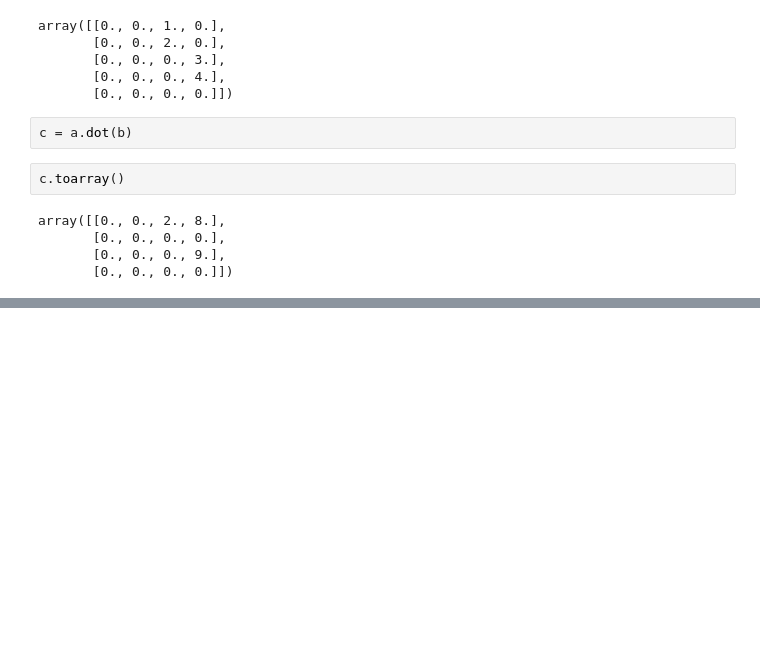
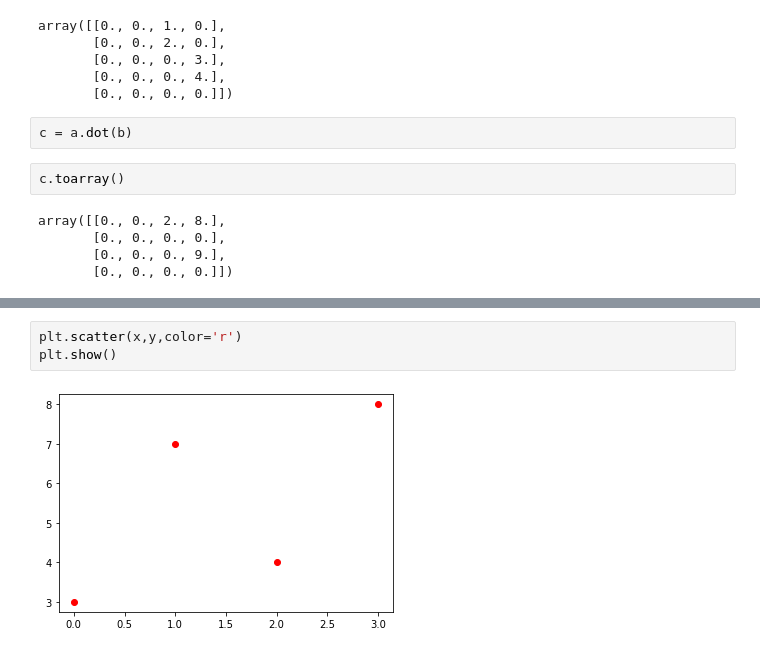
Before and after one commit to zaxirolls/learn, a Jupyter notebook: 機械学習のエッセンス/ch4.ipynb, the cells around one changed output, grey strips where cells are left out. Saved outputs shown, nothing was run; the diff lists cells and outputs as text; blank space fills up the shorter version.

```diff
--- a/機械学習のエッセンス/ch4.ipynb
+++ b/機械学習のエッセンス/ch4.ipynb
@@ -238,0 +315,5 @@ array([[0., 0., 2., 8.],
+# %%
+plt.scatter(x,y,color='r')
+plt.show()
+# %% [output]
+[figure, added]
```
Also changed, not shown: parts of 16 cells of this notebook.
